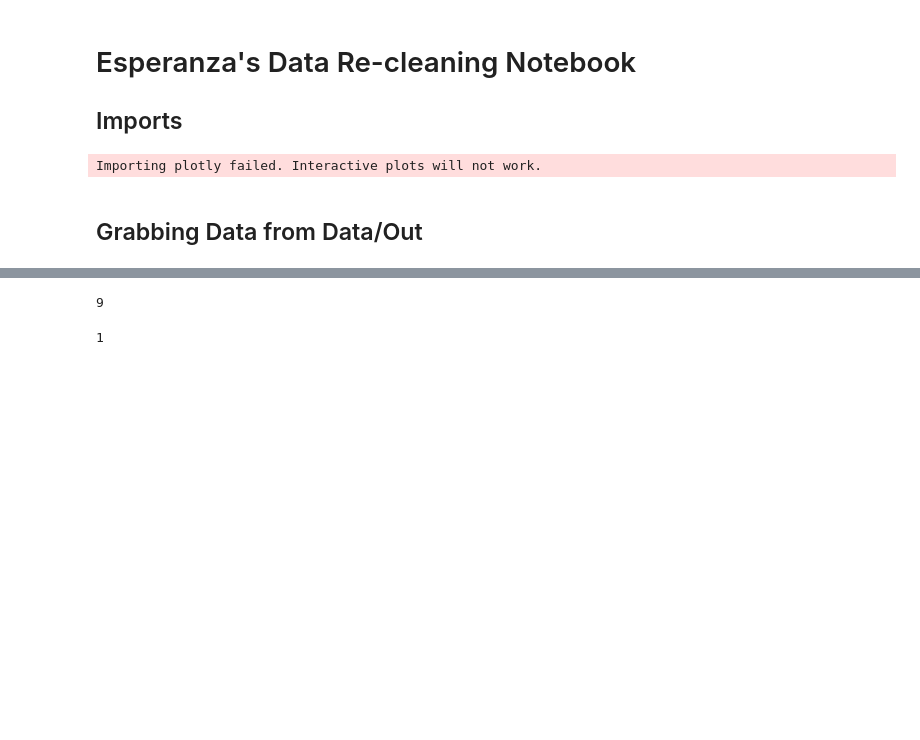
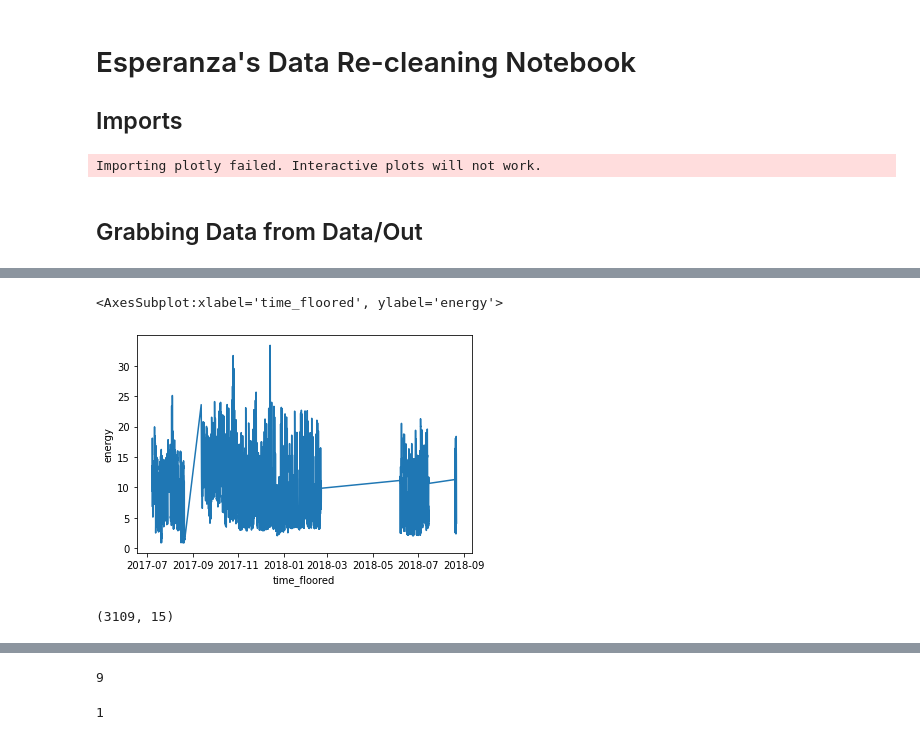
Before and after one commit to ESR76/Capstone-Brick-Modeling, a Jupyter notebook: notebooks/esperanza_clean.ipynb, the cells around one changed output, grey strips where cells are left out. Cells and saved outputs as stored; diff of their text form; code cells hidden in the pictures; blank space fills up the shorter version.

```diff
--- a/notebooks/esperanza_clean.ipynb
+++ b/notebooks/esperanza_clean.ipynb
@@ -80,6 +74,8 @@ floor_4['time_floored'] = floor_4['time_transformed'].transform(lambda x: x.floo
 # %%
-floor_2['floor'] = 2
-floor_3['floor'] = 3
-floor_4['floor'] = 4
+#floor_2['floor'] = 2
+#floor_3['floor'] = 3
+#floor_4['floor'] = 4
 # %%
 grouped_df = pd.concat([floor_2, floor_3, floor_4])
+# %%
+grouped_df.loc[:, 'hour'] = grouped_df['time_floored'].transform(lambda x: x.hour)
@@ -85,0 +164,3 @@ grouped_df = pd.concat([floor_2, floor_3, floor_4])
+# %%
+group_means = grouped_df.groupby(['time_floored']).mean()
+group_means.head(5)
@@ -85,0 +183,3 @@ grouped_df = pd.concat([floor_2, floor_3, floor_4])
+# %%
+train_set = group_means.iloc[0: int(group_means.shape[0] * 0.7 // 1)]
+test_set = group_means.iloc[int(group_means.shape[0] * 0.7 // 1):]
@@ -85,0 +225,5 @@ grouped_df = pd.concat([floor_2, floor_3, floor_4])
+# %%
+sns.lineplot(data=train_set.reset_index(), x = 'time_floored', y = 'energy')
+# %% [output]
+<AxesSubplot:xlabel='time_floored', ylabel='energy'>
+[figure, added]
@@ -85,0 +234,4 @@ grouped_df = pd.concat([floor_2, floor_3, floor_4])
+# %%
+time_gaps.loc[time_gaps['energy'].isna()].shape
+# %% [output]
+(3109, 15)
```
Also changed, not shown: parts of 107 cells of this notebook.
